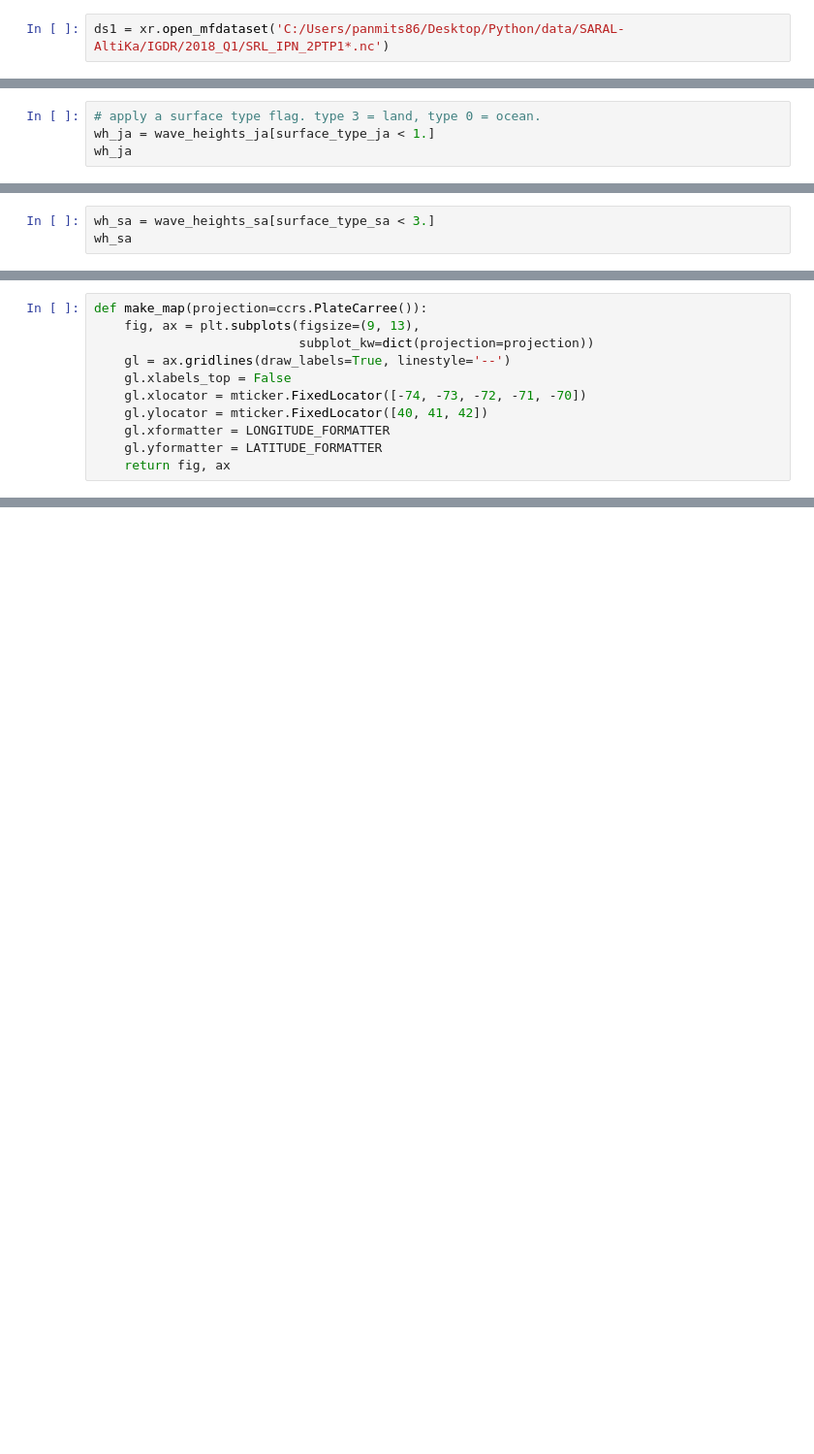
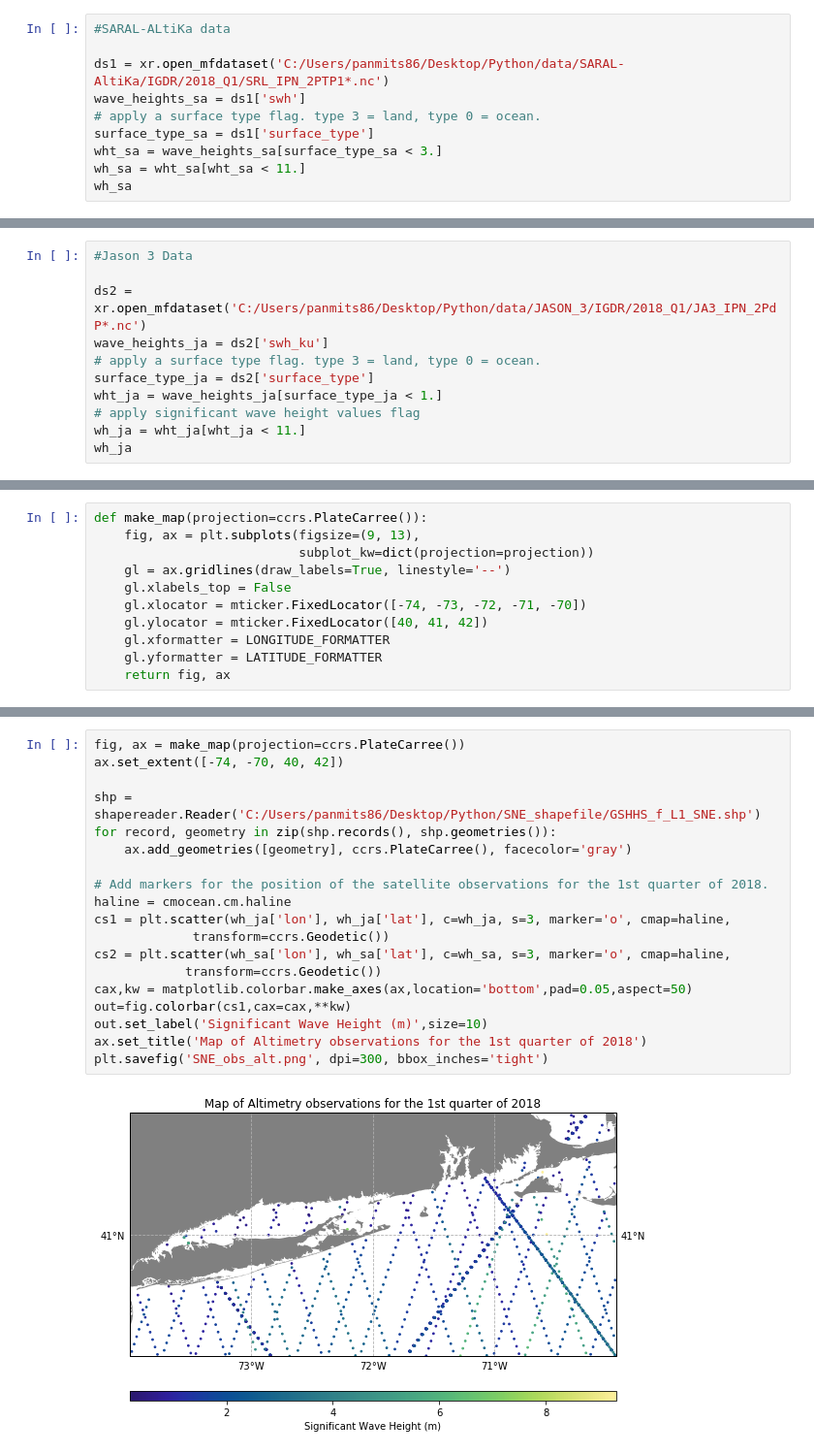
Before and after one commit to panmits86-zz/masters_thesis, a Jupyter notebook: SNE_obs.ipynb, the cells around one changed output, grey strips where cells are left out. Shown at 97% size. Cells and saved outputs as stored; diff of their text form; blank space fills up the shorter version.

```diff
--- a/SNE_obs.ipynb
+++ b/SNE_obs.ipynb
@@ -57,5 +25,13 @@ open_mfdataset).
 # %%
+#SARAL-ALtiKa data
+
 ds1 = xr.open_mfdataset('C:/Users/panmits86/Desktop/Python/data/SARAL-AltiKa/IGDR/2018_Q1/SRL_IPN_2PTP1*.nc')
+wave_heights_sa = ds1['swh']
+# apply a surface type flag. type 3 = land, type 0 = ocean.
+surface_type_sa = ds1['surface_type']
+wht_sa = wave_heights_sa[surface_type_sa < 3.]
+wh_sa = wht_sa[wht_sa < 11.]
+wh_sa
 # %% [output]
 will change. To retain the existing behavior, pass
 combine='nested'. To use future default behavior, pass
@@ -136,5 +61,12 @@ Attributes:
 # %%
+#Jason 3 Data
+
+ds2 = xr.open_mfdataset('C:/Users/panmits86/Desktop/Python/data/JASON_3/IGDR/2018_Q1/JA3_IPN_2PdP*.nc')
+wave_heights_ja = ds2['swh_ku']
 # apply a surface type flag. type 3 = land, type 0 = ocean.
-wh_ja = wave_heights_ja[surface_type_ja < 1.]
+surface_type_ja = ds2['surface_type']
+wht_ja = wave_heights_ja[surface_type_ja < 1.]
+# apply significant wave height values flag
+wh_ja = wht_ja[wht_ja < 11.]
 wh_ja
 # %% [output]
@@ -153,3 +97,0 @@ Attributes:
-# %%
-wh_sa = wave_heights_sa[surface_type_sa < 3.]
-wh_sa
@@ -206,0 +131,21 @@ edgecolor='black'
+# %%
+fig, ax = make_map(projection=ccrs.PlateCarree())
+ax.set_extent([-74, -70, 40, 42])
+
+shp = shapereader.Reader('C:/Users/panmits86/Desktop/Python/SNE_shapefile/GSHHS_f_L1_SNE.shp')
+for record, geometry in zip(shp.records(), shp.geometries()):
+    ax.add_geometries([geometry], ccrs.PlateCarree(), facecolor='gray')
+
+# Add markers for the position of the satellite observations for the 1st quarter of 2018.
+haline = cmocean.cm.haline
+cs1 = plt.scatter(wh_ja['lon'], wh_ja['lat'], c=wh_ja, s=3, marker='o', cmap=haline,
+             transform=ccrs.Geodetic())
+cs2 = plt.scatter(wh_sa['lon'], wh_sa['lat'], c=wh_sa, s=3, marker='o', cmap=haline,
+            transform=ccrs.Geodetic())
+cax,kw = matplotlib.colorbar.make_axes(ax,location='bottom',pad=0.05,aspect=50)
+out=fig.colorbar(cs1,cax=cax,**kw)
+out.set_label('Significant Wave Height (m)',size=10)
+ax.set_title('Map of Altimetry observations for the 1st quarter of 2018')
+plt.savefig('SNE_obs_alt.png', dpi=300, bbox_inches='tight')
+# %% [output]
+[figure, added]
```
Also changed, not shown: parts of 14 cells of this notebook, 8 other files.
